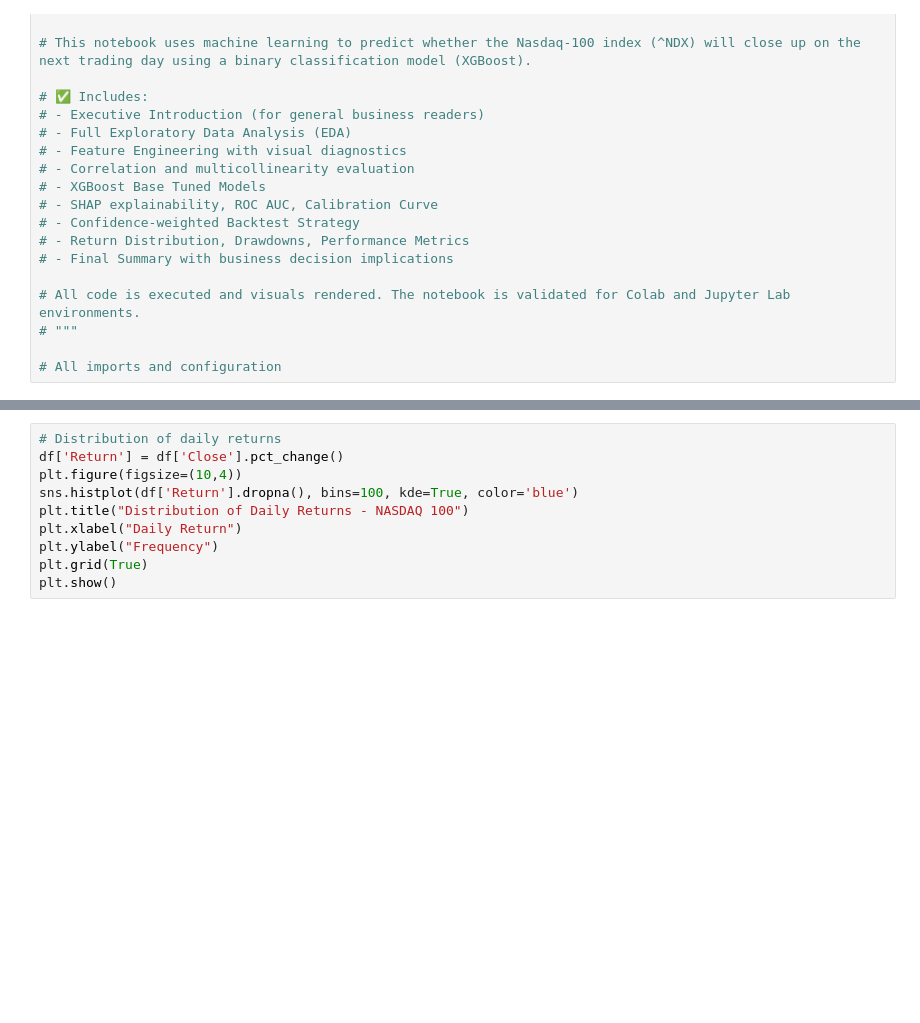
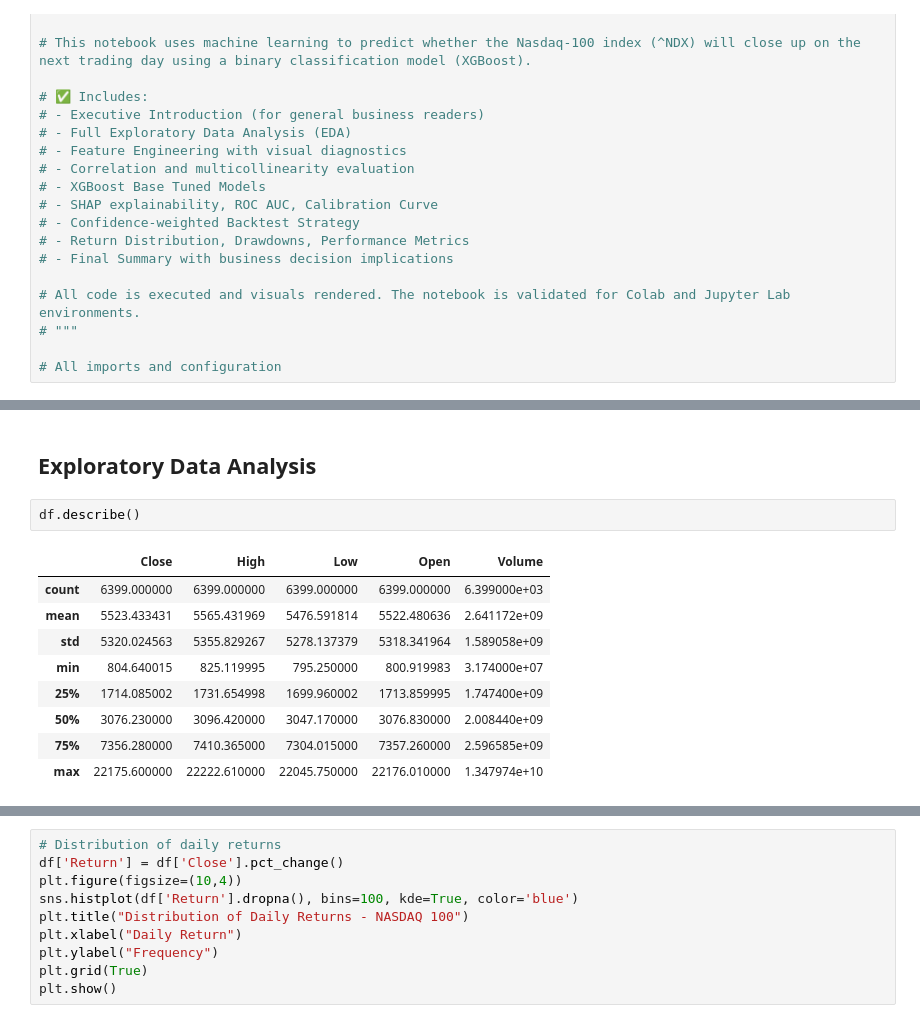
Before and after one commit to EmmaMuhleman1/Adv_Fin_ML_Exercises, a Jupyter notebook: Copy_of_Exam3Resiti.ipynb, the cells around one changed output, grey strips where cells are left out. Cells and saved outputs as stored; diff of their text form; blank space fills up the shorter version.

```diff
--- a/Copy_of_Exam3Resiti.ipynb
+++ b/Copy_of_Exam3Resiti.ipynb
@@ -63,0 +82,14 @@ Data loaded successfully from NDX_daily.csv
+# %% [markdown]
+## Exploratory Data Analysis
+# %%
+df.describe()
+# %% [output]
+|  | Close | High | Low | Open | Volume |
+| count | 6399.000000 | 6399.000000 | 6399.000000 | 6399.000000 | 6.399000e+03 |
+| mean | 5523.433431 | 5565.431969 | 5476.591814 | 5522.480636 | 2.641172e+09 |
+| std | 5320.024563 | 5355.829267 | 5278.137379 | 5318.341964 | 1.589058e+09 |
+| min | 804.640015 | 825.119995 | 795.250000 | 800.919983 | 3.174000e+07 |
+| 25% | 1714.085002 | 1731.654998 | 1699.960002 | 1713.859995 | 1.747400e+09 |
+| 50% | 3076.230000 | 3096.420000 | 3047.170000 | 3076.830000 | 2.008440e+09 |
+| 75% | 7356.280000 | 7410.365000 | 7304.015000 | 7357.260000 | 2.596585e+09 |
+| max | 22175.600000 | 22222.610000 | 22045.750000 | 22176.010000 | 1.347974e+10 |
```
Also changed, not shown: parts of 21 cells of this notebook.
